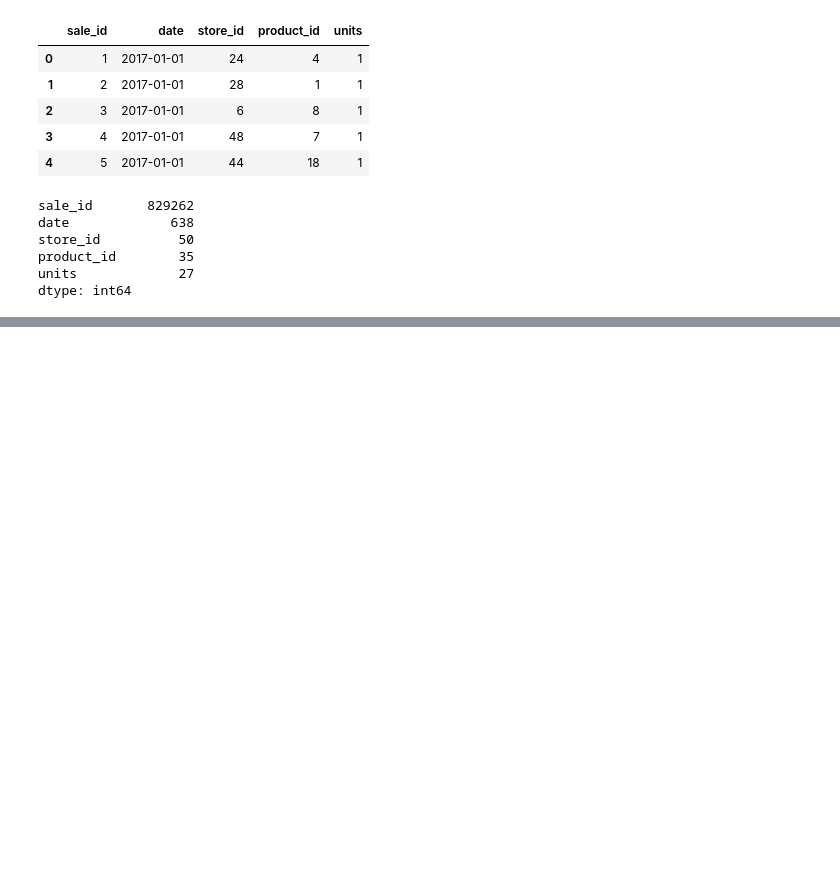
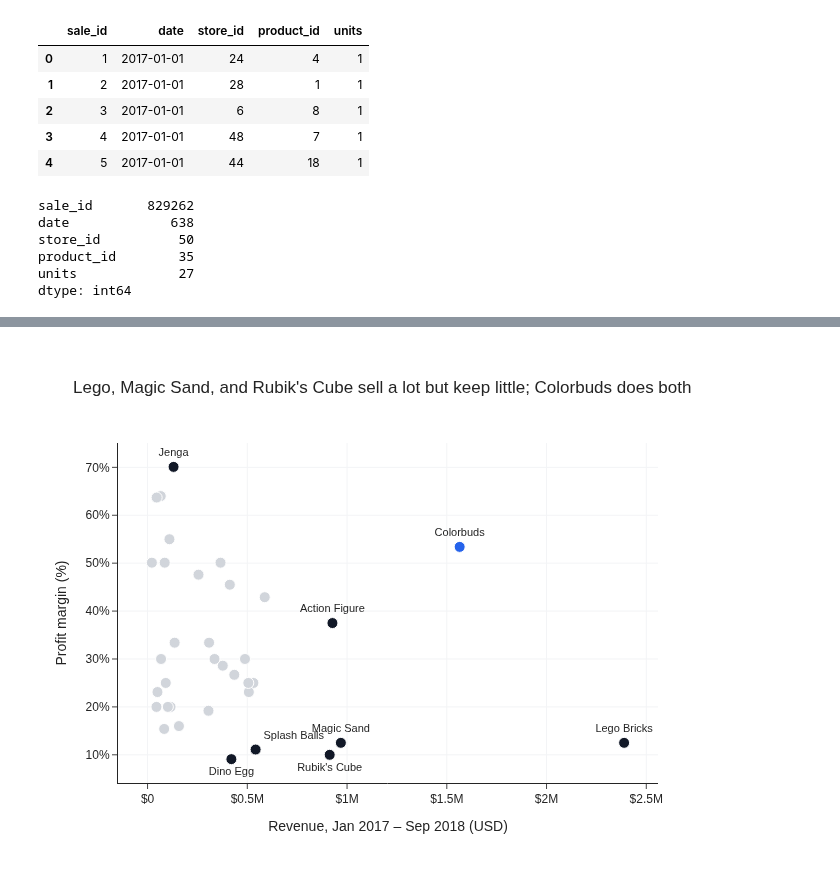
Before and after one commit to subwaymatch/analytics-case-development, a Jupyter notebook: maven-toy-sales-relational-db/create-database-file.ipynb, the cells around one changed output, grey strips where cells are left out. Cells and saved outputs as stored; diff of their text form; code cells hidden in the pictures; blank space fills up the shorter version.

```diff
--- a/maven-toy-sales-relational-db/create-database-file.ipynb
+++ b/maven-toy-sales-relational-db/create-database-file.ipynb
@@ -144,0 +700,34 @@ memory usage: 31.6+ MB
+# %%
+callouts = ['Colorbuds', 'Lego Bricks', 'Magic Sand', "Rubik's Cube", 'Action Figure', 'Splash Balls', 'Dino Egg', 'Jenga']
+
+fig = px.scatter(
+    df_product,
+    x='revenue',
+    y='margin_pct',
+    hover_name='product_name',
+    hover_data={'product_category': True, 'profit': ':$,.0f', 'revenue': ':$,.0f'},
+    text=df_product['product_name'].where(df_product['product_name'].isin(callouts), ''),
+    labels={
+        'revenue': 'Revenue, Jan 2017 – Sep 2018 (USD)',
+        'margin_pct': 'Profit margin (%)',
+        'product_category': 'Category',
+        'profit': 'Profit',
+    },
+    title='Lego, Magic Sand, and Rubik\'s Cube sell a lot but keep little; Colorbuds does both',
+    height=520,
+)
+fig.update_traces(
+    marker=dict(
+        size=11,
+        color=[HIGHLIGHT if n == 'Colorbuds' else (DARK if n in callouts else GRAY) for n in df_product['product_name']],
+        line=dict(width=1, color='white'),
+    ),
+    textfont_size=11,
+)
+label_positions = {"Rubik's Cube": 'bottom center', 'Dino Egg': 'bottom center', 'Splash Balls': 'top right'}
+fig.update_traces(textposition=[label_positions.get(n, 'top center') for n in df_product['product_name']])
+fig.update_xaxes(tickprefix='$', showgrid=True, gridcolor='#F3F4F6')
+fig.update_yaxes(ticksuffix='%', showgrid=True, gridcolor='#F3F4F6')
+fig.show()
+# %% [output]
+[figure, added]
```
Also changed, not shown: parts of 99 cells of this notebook, 1 other file.
